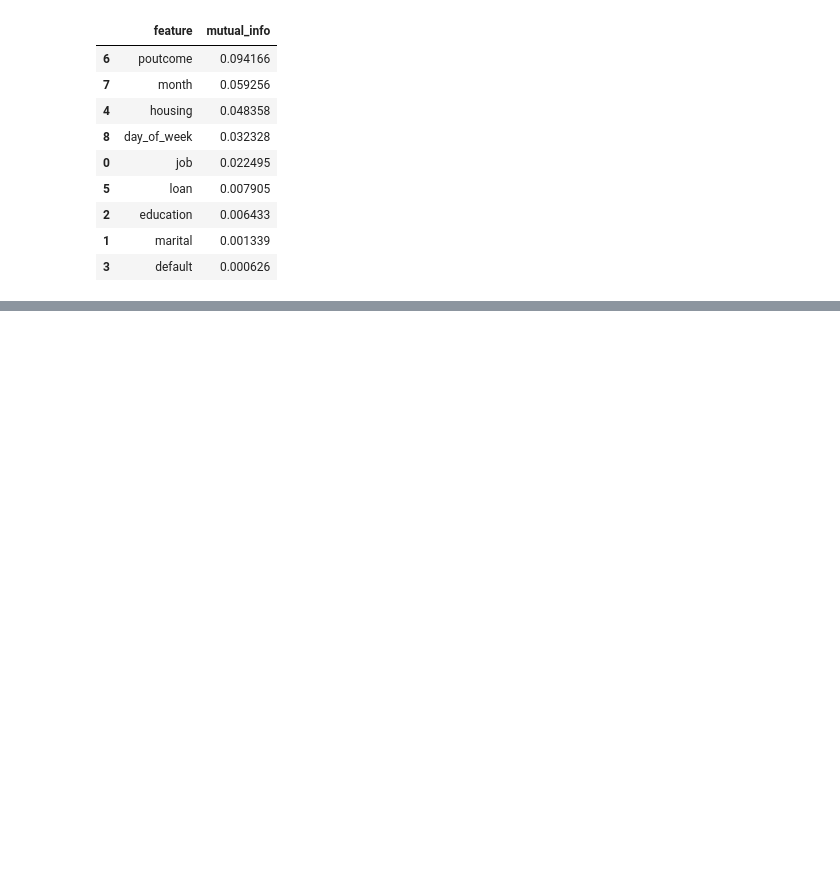
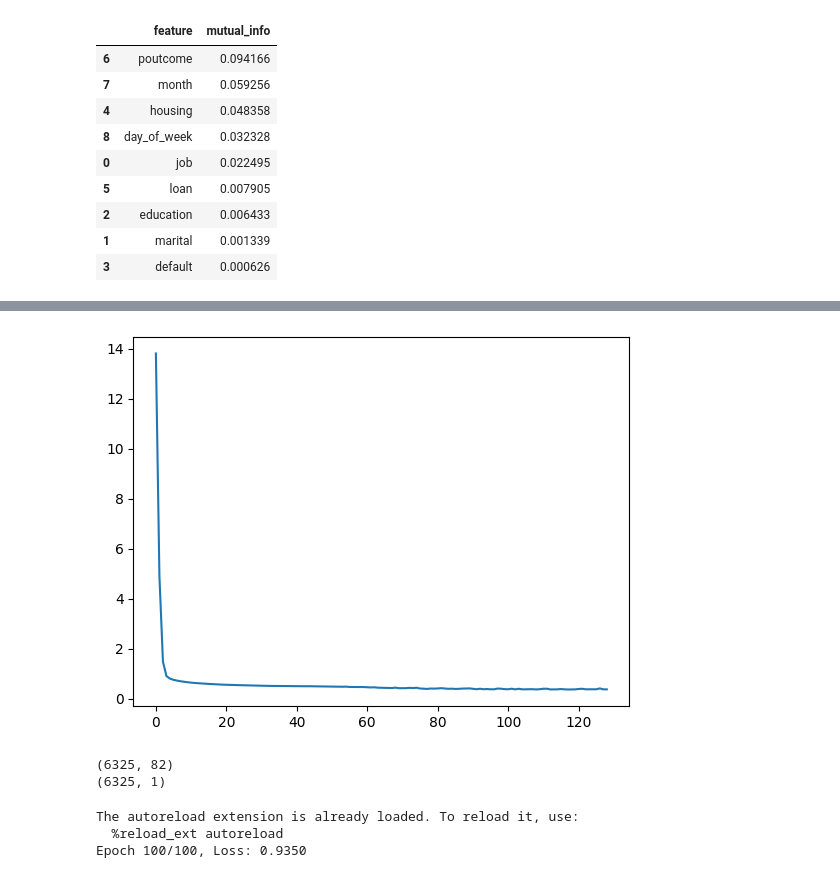
Before and after one commit to greasycat/ds5220-group, a Jupyter notebook: eda.ipynb, the cells around one changed output, grey strips where cells are left out. Saved outputs shown, nothing was run; the diff lists cells and outputs as text; code cells hidden in the pictures; blank space fills up the shorter version.

```diff
--- a/eda.ipynb
+++ b/eda.ipynb
@@ -651,0 +524,21 @@ The statistical tests and the mutual information results suggest that the featur
+# %%
+
+
+kf = KFold(n_splits=10, shuffle=True, random_state=42)
+
+max_f1 = 0
+min_report = None
+min_confusion = None
+
+param_grid = {
+    'hidden_layer_sizes': [(4, 8), (2,4,8), (2,8)],
+    'activation': ['relu'],
+    'solver': ['adam'],
+}
+
+model_mlp = MLPClassifier()
+grid_search = GridSearchCV(estimator=model_mlp, param_grid=param_grid, cv=kf, scoring='roc_auc')
+grid_search.fit(X_train_1, y_train_1)
+
+
+print(grid_search.best_params_)
@@ -651,0 +565,6 @@ The statistical tests and the mutual information results suggest that the featur
+# %%
+# print loss
+plt.plot(grid_search.best_estimator_.loss_curve_)
+plt.show()
+# %% [output]
+[figure, added]
@@ -651,0 +576,6 @@ The statistical tests and the mutual information results suggest that the featur
+# %%
+print(X_train_1_np.shape)
+print(y_train_1_np.shape)
+# %% [output]
+(6325, 82)
+(6325, 1)
@@ -651,0 +584,12 @@ The statistical tests and the mutual information results suggest that the featur
+# %%
+%load_ext autoreload
+%autoreload 2
+
+from mlp import MLP
+
+mlp = MLP([82, 128, 1])
+losses =mlp.train(X_train_1_np, y_train_1_np, learning_rate=0.001, n_epochs=100)
+# %% [output]
+The autoreload extension is already loaded. To reload it, use:
+  %reload_ext autoreload
+Epoch 100/100, Loss: 0.9350
```
Also changed, not shown: parts of 27 cells of this notebook, 2 other files.
